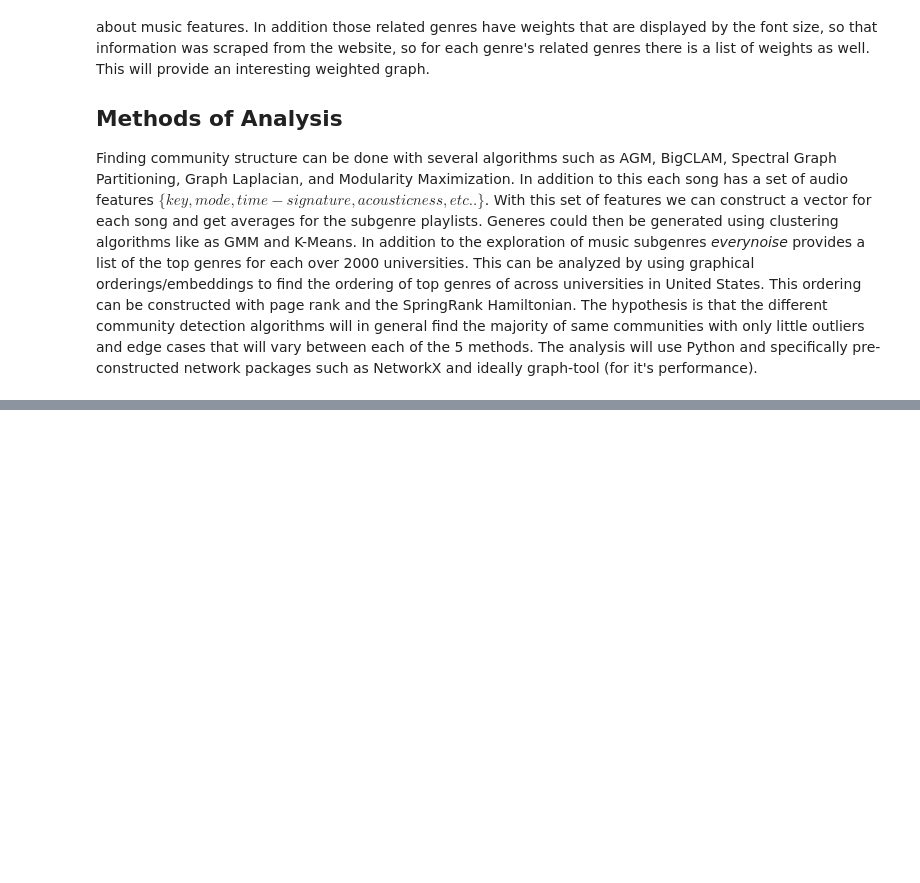
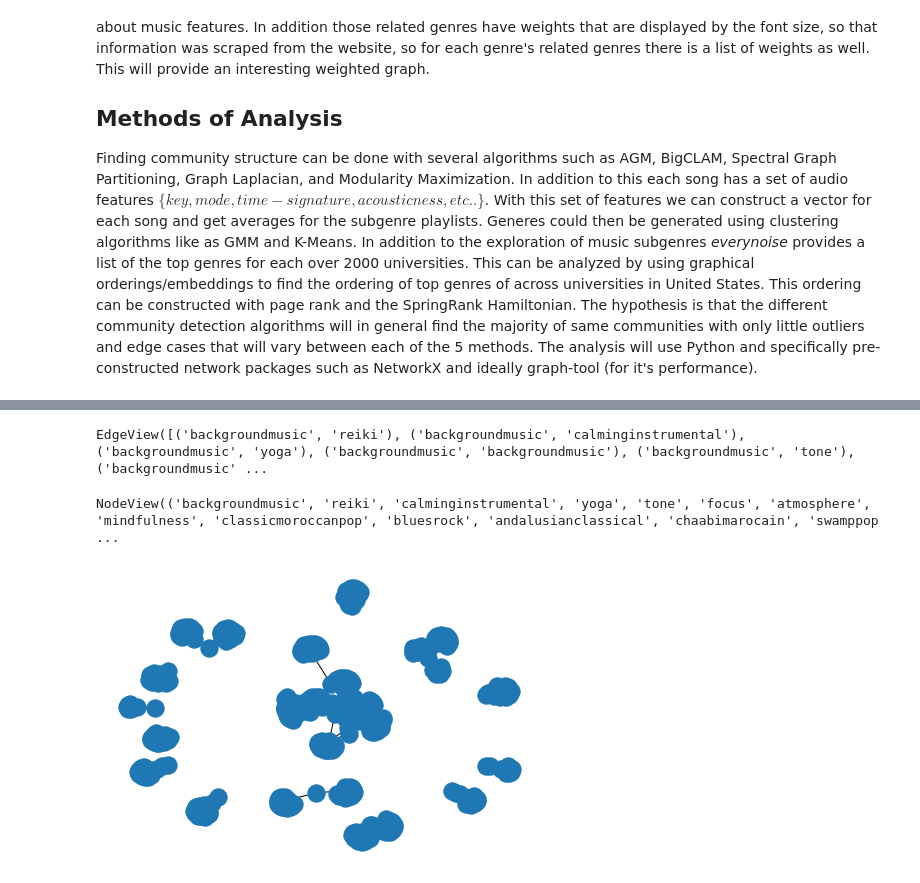
Before and after one commit to sofielange98/every-noise-network-analysis, a Jupyter notebook: Proposal_Lange_Sofia.ipynb, the cells around one changed output, grey strips where cells are left out. Cells and saved outputs as stored; diff of their text form; code cells hidden in the pictures; blank space fills up the shorter version.

Commit message:
graph gen

```diff
--- a/Proposal_Lange_Sofia.ipynb
+++ b/Proposal_Lange_Sofia.ipynb
@@ -68,0 +75,14 @@ The hypothesis is that the different community detection algorithms will in gene
+# %%
+import networkx as nx
+
+G = nx.Graph()
+import ast
+
+for idx, row in df_all_genres.iterrows():
+    G.add_node(row["GENRE"])
+    others = ast.literal_eval(row['SIM_GENRES'])
+    edges = [(row['GENRE'],other_genre) for other_genre in others]
+    print(edges)
+    G.add_edges_from(edges)
+    if idx == 30:
+        break
@@ -68,0 +107,14 @@ The hypothesis is that the different community detection algorithms will in gene
+# %%
+G.edges()
+# %% [output]
+EdgeView([('backgroundmusic', 'reiki'), ('backgroundmusic', 'calminginstrumental'), ('backgroundmusic', 'yoga'), ('backgroundmusic', 'backgroundmusic'), ('backgroundmusic', 'tone'), ('backgroundmusic' ...
+# %%
+G.nodes()
+# %% [output]
+NodeView(('backgroundmusic', 'reiki', 'calminginstrumental', 'yoga', 'tone', 'focus', 'atmosphere', 'mindfulness', 'classicmoroccanpop', 'bluesrock', 'andalusianclassical', 'chaabimarocain', 'swamppop ...
+# %%
+import matplotlib.pyplot as plt
+nx.draw(G)
+plt.show()
+# %% [output]
+[figure, added]
```
Also changed, not shown: parts of 2 cells of this notebook.
